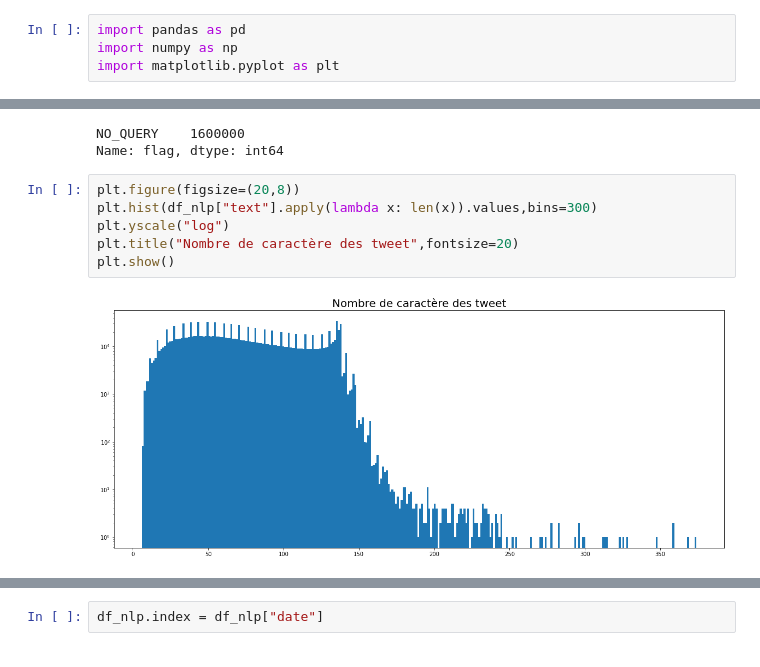
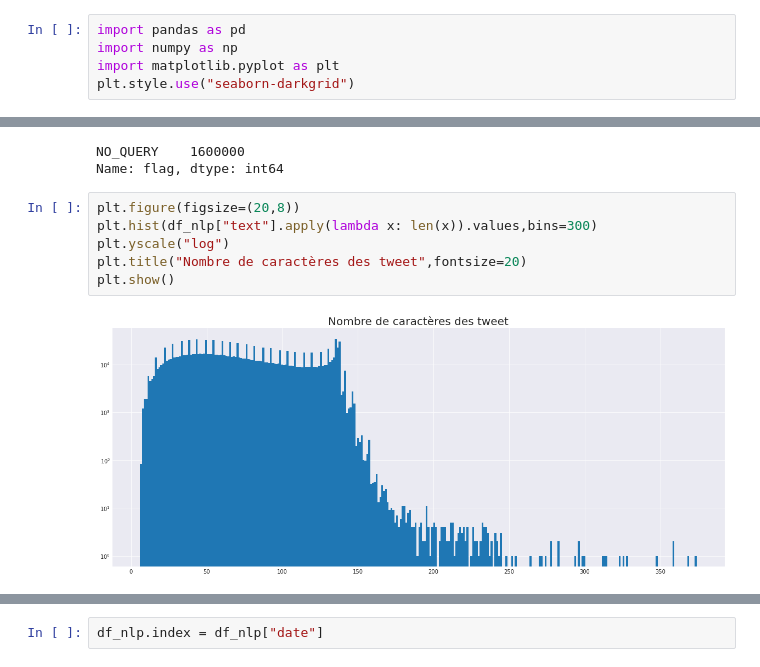
Before and after one commit to Seb-IX/Projet_7, a Jupyter notebook: Solution/script/P07_analyse.ipynb, the cells around one changed output, grey strips where cells are left out. Drawn from its saved outputs; the diff is of its cells as text.

```diff
--- a/Solution/script/P07_analyse.ipynb
+++ b/Solution/script/P07_analyse.ipynb
@@ -4,6 +4,7 @@
 import pandas as pd
 import numpy as np
 import matplotlib.pyplot as plt
+plt.style.use("seaborn-darkgrid")
 # %%
 dir_data = "./data/"
 # %%
@@ -72,8 +73,8 @@ Name: flag, dtype: int64
 # %%
 plt.figure(figsize=(20,8))
 plt.hist(df_nlp["text"].apply(lambda x: len(x)).values,bins=300)
 plt.yscale("log")
-plt.title("Nombre de caractère des tweet",fontsize=20)
+plt.title("Nombre de caractères des tweet",fontsize=20)
 plt.show()
 # %% [output]
-[figure, old version]
+[figure, new version]
```
Also changed, not shown: parts of 25 cells of this notebook, 43 other files.
